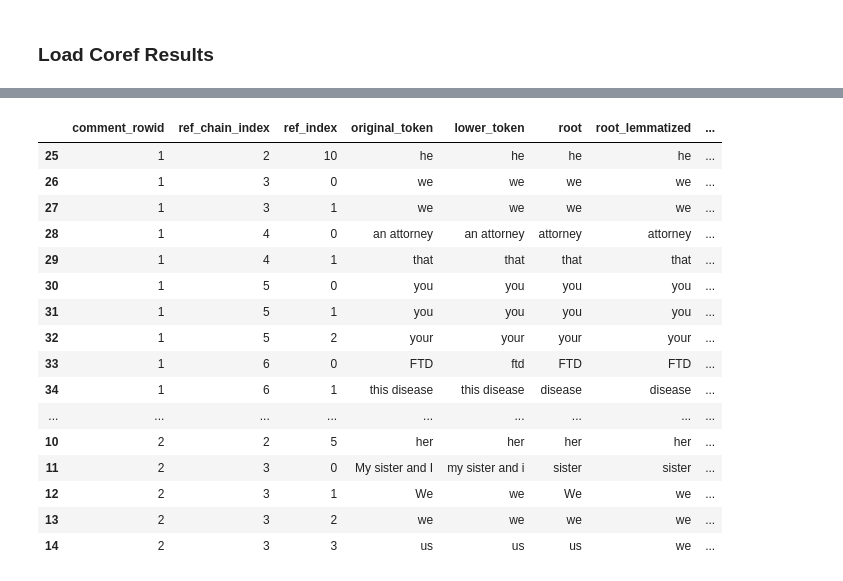
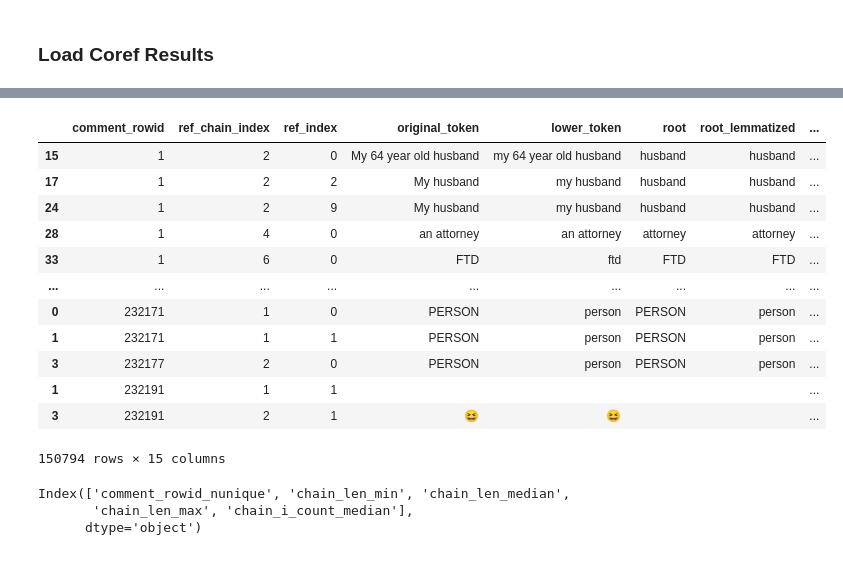
Before and after one commit to dr00b/testing_llm_in_delusion_recognition, a Jupyter notebook: notebooks/knowledgable_informant_narratives.ipynb, the cells around one changed output, grey strips where cells are left out. Saved outputs shown, nothing was run; the diff lists cells and outputs as text; code cells hidden in the pictures.

```diff
--- a/notebooks/knowledgable_informant_narratives.ipynb
+++ b/notebooks/knowledgable_informant_narratives.ipynb
@@ -224,20 +299,40 @@ mother ROOT NOUN 2 0
+# %%
+# assume the longest token in a chain is coref chain principal entity
+# if two tokens have same length, keep them both
+# root token is a noun, not a pronoun
+### Noun requirement filters out I, you, we, our, my...
+df_chains_w_nouns = df.loc[df.root_pos.isin(["NOUN", "PROPN"]), :].copy()
+
+#df_chain_head.loc[df_chain_head.final_token.str.contains("mom|dad|father|mother|grand")].groupby(["final_token"])["lower_token"].value_counts().sort_values(ascending=False).to_excel(os.path.join("..", "data", "occurences_chain_head_family.xlsx"))
+# %%
+df_chains_w_nouns
+# %% [output]
+|  | comment_rowid | ref_chain_index | ref_index | original_token | lower_token | root | root_lemmatized | ... |
+| 15 | 1 | 2 | 0 | My 64 year old husband | my 64 year old husband | husband | husband | ... |
+| 17 | 1 | 2 | 2 | My husband | my husband | husband | husband | ... |
+| 24 | 1 | 2 | 9 | My husband | my husband | husband | husband | ... |
+| 28 | 1 | 4 | 0 | an attorney | an attorney | attorney | attorney | ... |
+| 33 | 1 | 6 | 0 | FTD | ftd | FTD | FTD | ... |
+| ... | ... | ... | ... | ... | ... | ... | ... | ... |
+| 0 | 232171 | 1 | 0 | PERSON | person | PERSON | person | ... |
+| 1 | 232171 | 1 | 1 | PERSON | person | PERSON | person | ... |
+| 3 | 232177 | 2 | 0 | PERSON | person | PERSON | person | ... |
+| 1 | 232191 | 1 | 1 | ️ | ️ | ️ | ️ | ... |
+| 3 | 232191 | 2 | 1 | ️ 😆 | ️ 😆 | ️ | ️ | ... |
+150794 rows × 15 columns
 # %%
-df.iloc[25:50]
+starts_with_my = df_chains_w_nouns.final_token.str[0:2] == "my"
+df_final_token = df_chains_w_nouns.loc[starts_with_my].groupby(["final_token"]).agg(
+    {
+        "comment_rowid": "nunique",
+        "chain_len": ("min", "median", "max"),
+        "chain_i_count": "median"
+    }
+)
+df_final_token.columns = df_final_token.columns.to_flat_index()
+df_final_token.columns = ["_".join(x) for x in df_final_token.columns]
+df_final_token.columns
 # %% [output]
-|  | comment_rowid | ref_chain_index | ref_index | original_token | lower_token | root | root_lemmatized | ... |
-| 25 | 1 | 2 | 10 | he | he | he | he | ... |
-| 26 | 1 | 3 | 0 | we | we | we | we | ... |
-| 27 | 1 | 3 | 1 | we | we | we | we | ... |
-| 28 | 1 | 4 | 0 | an attorney | an attorney | attorney | attorney | ... |
-| 29 | 1 | 4 | 1 | that | that | that | that | ... |
-| 30 | 1 | 5 | 0 | you | you | you | you | ... |
-| 31 | 1 | 5 | 1 | you | you | you | you | ... |
-| 32 | 1 | 5 | 2 | your | your | your | your | ... |
-| 33 | 1 | 6 | 0 | FTD | ftd | FTD | FTD | ... |
-| 34 | 1 | 6 | 1 | this disease | this disease | disease | disease | ... |
-| ... | ... | ... | ... | ... | ... | ... | ... | ... |
-| 10 | 2 | 2 | 5 | her | her | her | her | ... |
-| 11 | 2 | 3 | 0 | My sister and I | my sister and i | sister | sister | ... |
-| 12 | 2 | 3 | 1 | We | we | We | we | ... |
-| 13 | 2 | 3 | 2 | we | we | we | we | ... |
-| 14 | 2 | 3 | 3 | us | us | us | we | ... |
+Index(['comment_rowid_nunique', 'chain_len_min', 'chain_len_median',
+       'chain_len_max', 'chain_i_count_median'],
+      dtype='object')
```
Also changed, not shown: parts of 41 cells of this notebook, 2 other files.
